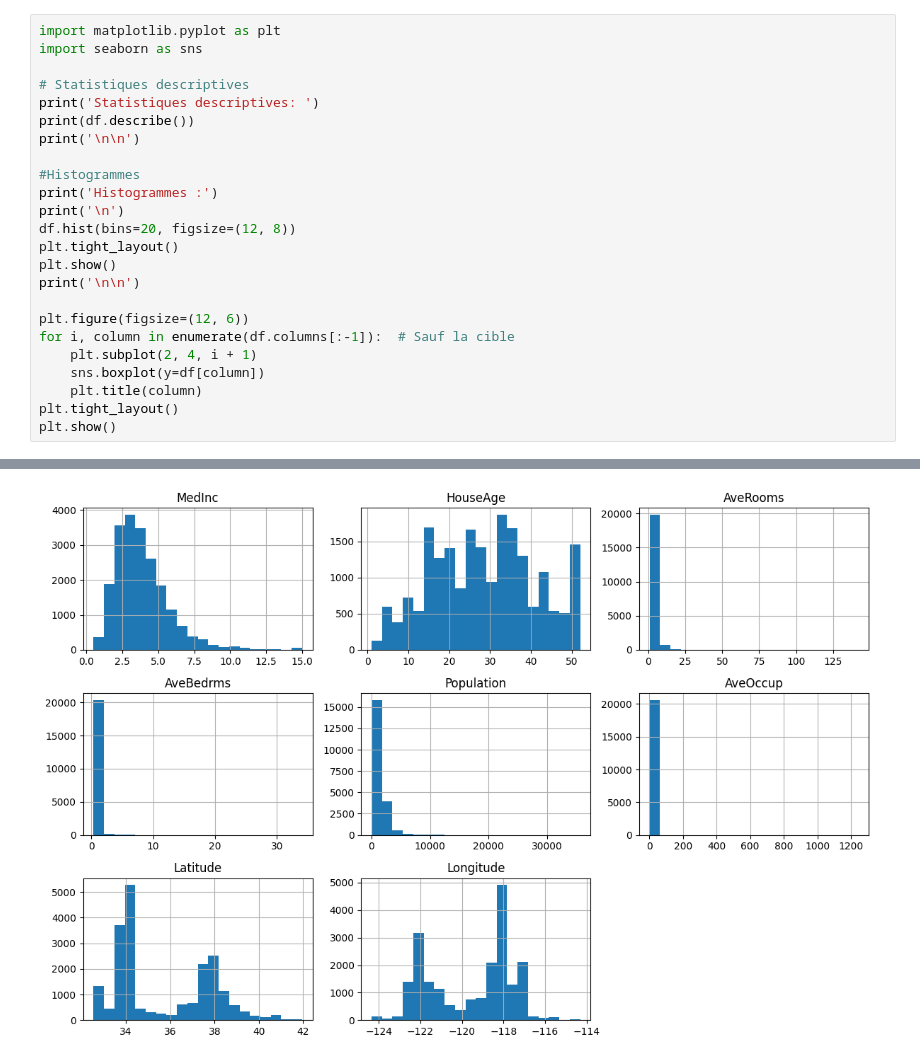
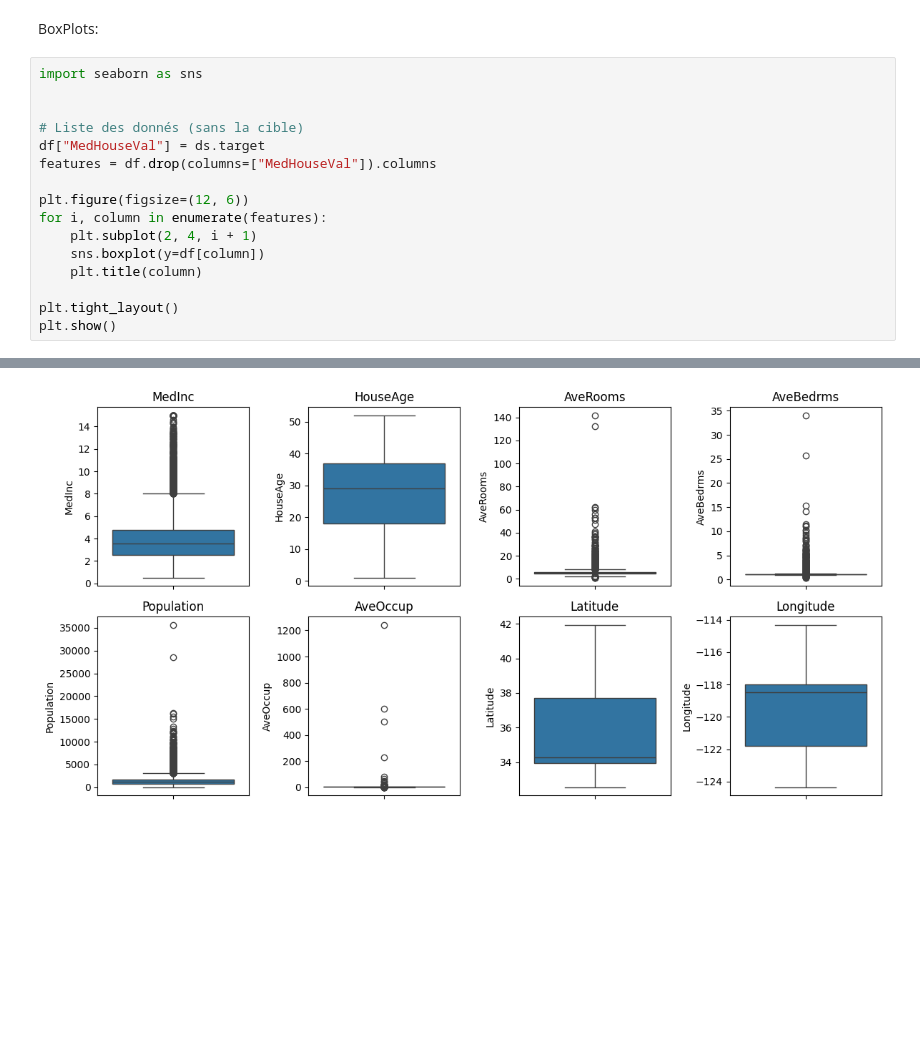
Before and after one commit to MathieuFan22/TP-ML-Mirada, a Jupyter notebook: Regression_California_Housing_MIRADA.ipynb, the cells around one changed output, grey strips where cells are left out. Saved outputs shown, nothing was run; the diff lists cells and outputs as text; blank space fills up the shorter version.

```diff
--- a/Regression_California_Housing_MIRADA.ipynb
+++ b/Regression_California_Housing_MIRADA.ipynb
@@ -31,25 +71,19 @@ Aucune valeur manquante. Rien à faire.
+# %% [markdown]
+BoxPlots:
 # %%
-import matplotlib.pyplot as plt
 import seaborn as sns
 
-# Statistiques descriptives
-print('Statistiques descriptives: ')
-print(df.describe())
-print('\n\n')
 
-#Histogrammes
-print('Histogrammes :')
-print('\n')
-df.hist(bins=20, figsize=(12, 8))
-plt.tight_layout()
-plt.show()
-print('\n\n')
+# Liste des donnés (sans la cible)
+df["MedHouseVal"] = ds.target
+features = df.drop(columns=["MedHouseVal"]).columns
 
 plt.figure(figsize=(12, 6))
-for i, column in enumerate(df.columns[:-1]):  # Sauf la cible
+for i, column in enumerate(features):
     plt.subplot(2, 4, i + 1)
     sns.boxplot(y=df[column])
     plt.title(column)
+
 plt.tight_layout()
 plt.show()
 # %% [output]
@@ -73 +90 @@ Histogrammes :
-[figure, old version]
+[figure, new version]
```
Also changed, not shown: parts of 13 cells of this notebook.
